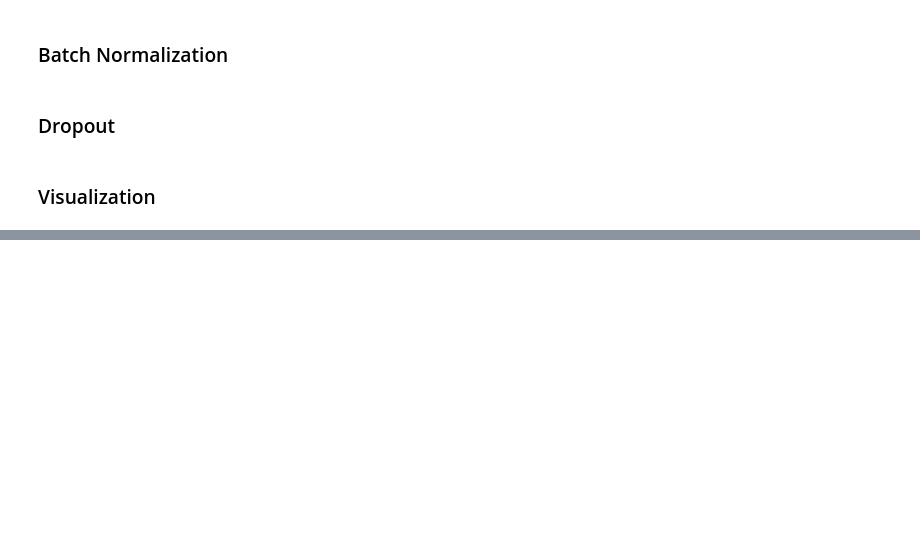
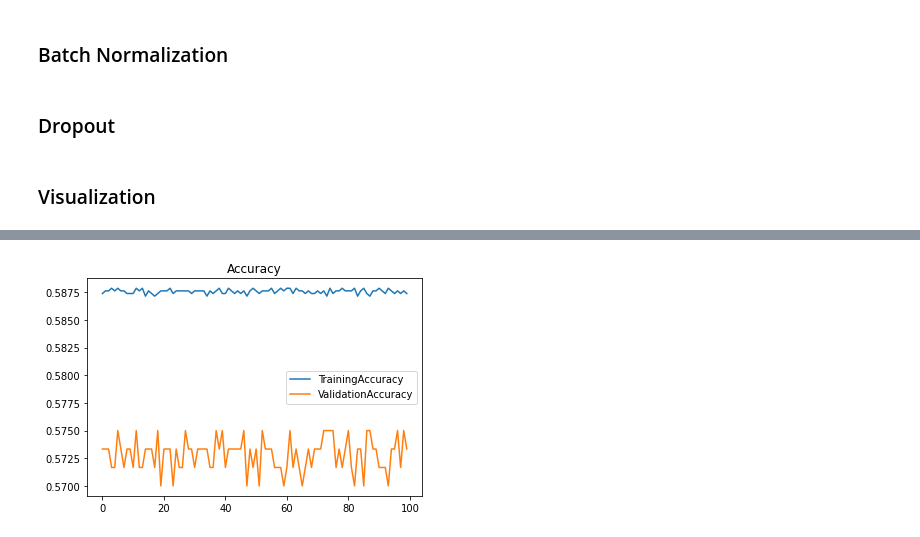
Before and after one commit to ytabatabaee/Machine-Learning-for-Bioinformatics, a Jupyter notebook: cnn/Brain Tumor Analysis using ResNet.ipynb, the cells around one changed output, grey strips where cells are left out. Drawn from its saved outputs; the diff is of its cells as text; code cells hidden in the pictures; blank space fills up the shorter version.

```diff
--- a/cnn/Brain Tumor Analysis using ResNet.ipynb
+++ b/cnn/Brain Tumor Analysis using ResNet.ipynb
@@ -245,0 +418,4 @@ ResNet(
+# %%
+plot_metric(log_train_acc, log_val_acc, 'Accuracy')
+# %% [output]
+[figure, added]
```
Also changed, not shown: parts of 28 cells of this notebook.
